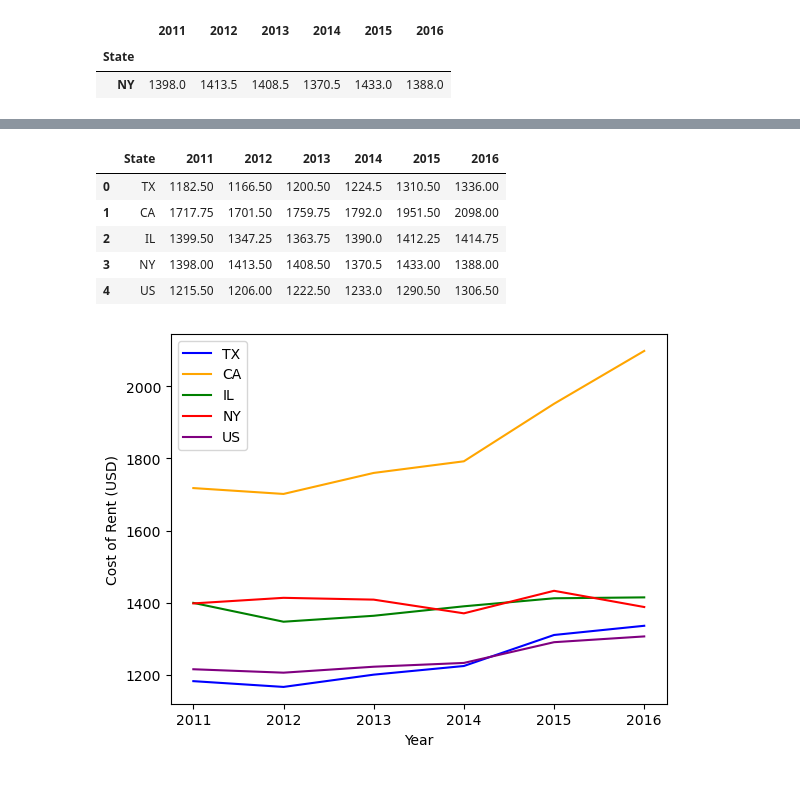
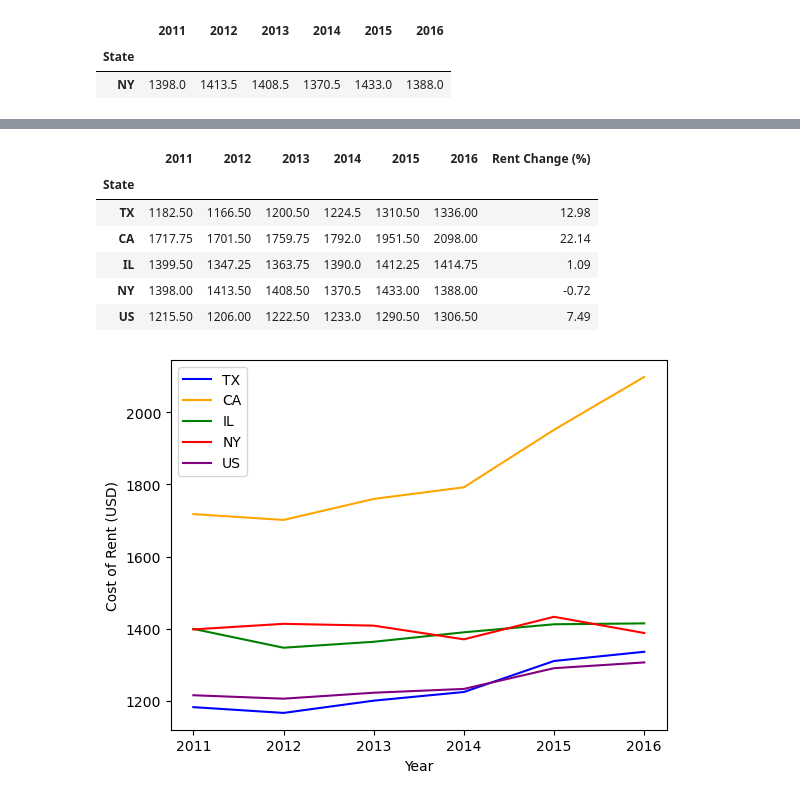
Before and after one commit to NoahShore/Group_7_Challenge_1, a Jupyter notebook: rent_data_analysis.ipynb, the cells around one changed output, grey strips where cells are left out. Drawn from its saved outputs; the diff is of its cells as text; code cells hidden in the pictures.

```diff
--- a/rent_data_analysis.ipynb
+++ b/rent_data_analysis.ipynb
@@ -490,33 +501,36 @@ US_yearly_rent_df.head(10)
 # %%
 #combine yearly rents in to one df
 TX_CA_yearly_rent_df = pd.concat([TX_yearly_rent_df, CA_yearly_rent_df], axis=0, ignore_index = True)
 
 TX_CA_yearly_rent_df
 
 IL_NY_yearly_rent_df = pd.concat([IL_yearly_rent_df, NY_yearly_rent_df], axis=0, ignore_index = True)
 
 IL_NY_yearly_rent_df
 
 states_yearly_rent_df = pd.concat([TX_CA_yearly_rent_df, IL_NY_yearly_rent_df], axis=0, ignore_index = True)
 
 states_yearly_rent_df
 
 ALL_yearly_rent_df = pd.concat([states_yearly_rent_df, US_yearly_rent_df], axis=0, ignore_index = True)
 #0 = TX, 1 = CA, 2 = IL, 3 = NY
 
 ALL_yearly_rent_df.insert(0, "State", ['TX', 'CA', 'IL', 'NY', 'US'])
-#ALL_yearly_rent_df.rename({0 : "TX", 1 : "CA", 2 : "IL", 3 : "NY", 4 : "US"}, axis='index', inplace = False)
 
+ALL_yearly_rent_df.set_index(['State'], drop=True, append=False, inplace=True, verify_integrity=False)
 #ALL_yearly_rent_df.reset_index()
 
+ALL_yearly_rent_df['Rent Change (%)'] = ((ALL_yearly_rent_df[['2011', '2016']].pct_change(axis=1)['2016'])* 100).round(2)
+
 ALL_yearly_rent_df.head(30)
 # %% [output]
-|  | State | 2011 | 2012 | 2013 | 2014 | 2015 | 2016 |
-| 0 | TX | 1182.50 | 1166.50 | 1200.50 | 1224.5 | 1310.50 | 1336.00 |
-| 1 | CA | 1717.75 | 1701.50 | 1759.75 | 1792.0 | 1951.50 | 2098.00 |
-| 2 | IL | 1399.50 | 1347.25 | 1363.75 | 1390.0 | 1412.25 | 1414.75 |
-| 3 | NY | 1398.00 | 1413.50 | 1408.50 | 1370.5 | 1433.00 | 1388.00 |
-| 4 | US | 1215.50 | 1206.00 | 1222.50 | 1233.0 | 1290.50 | 1306.50 |
+|  | 2011 | 2012 | 2013 | 2014 | 2015 | 2016 | Rent Change (%) |
+| State |  |  |  |  |  |  |  |
+| TX | 1182.50 | 1166.50 | 1200.50 | 1224.5 | 1310.50 | 1336.00 | 12.98 |
+| CA | 1717.75 | 1701.50 | 1759.75 | 1792.0 | 1951.50 | 2098.00 | 22.14 |
+| IL | 1399.50 | 1347.25 | 1363.75 | 1390.0 | 1412.25 | 1414.75 | 1.09 |
+| NY | 1398.00 | 1413.50 | 1408.50 | 1370.5 | 1433.00 | 1388.00 | -0.72 |
+| US | 1215.50 | 1206.00 | 1222.50 | 1233.0 | 1290.50 | 1306.50 | 7.49 |
 # %%
 #Creating line graph showing all 4 states median rent prices throughout time
 
```
Also changed, not shown: parts of 4 cells of this notebook, 1 other file.
